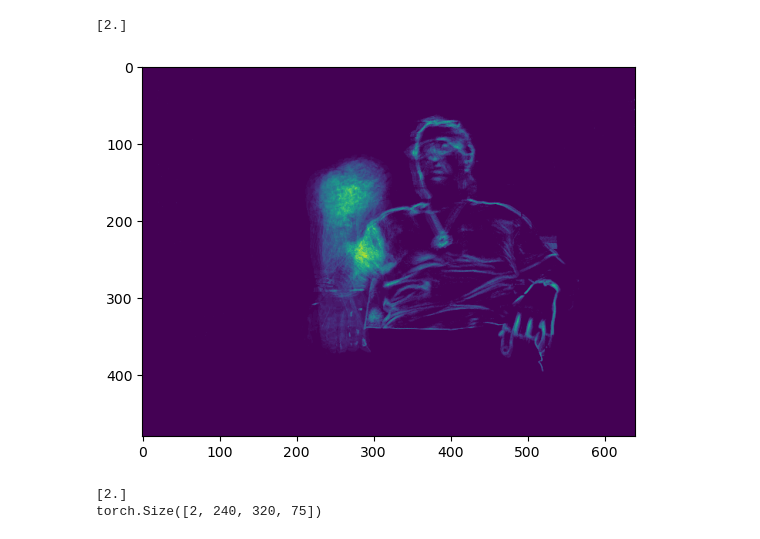
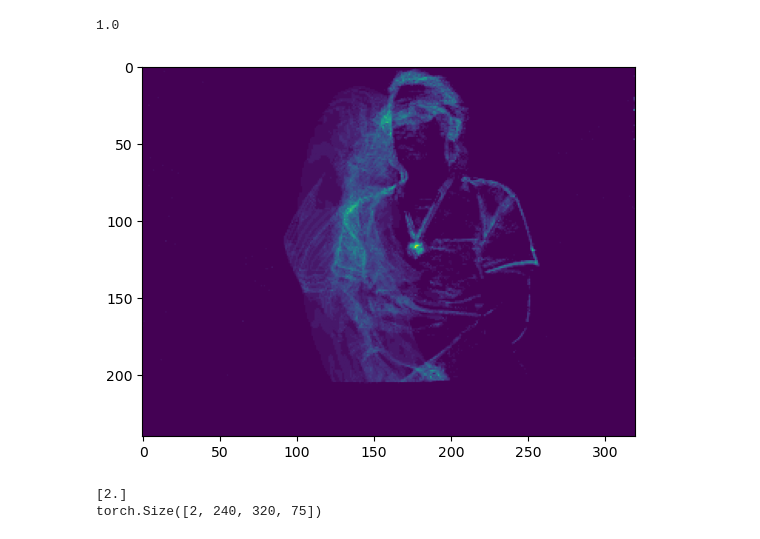
Before and after one commit to j-blake-s/DVS-Data-Collection, a Jupyter notebook: prep/view.ipynb, the cells around one changed output. Saved outputs shown, nothing was run; the diff lists cells and outputs as text; code cells hidden in the pictures.

```diff
--- a/prep/view.ipynb
+++ b/prep/view.ipynb
@@ -18,11 +10,11 @@ out = layer(temp)
 # %%
-idx=3
+idx=4
 plt.figure()
-plt.imshow(np.sum(trainX[idx,:,0,:,:], axis=0))
+plt.imshow(np.sum(trainX[idx,0,:,:,:], axis=-1))
 print(trainY[idx])
 # %% [output]
-[2.]
+1.0
-[figure, old version]
+[figure, new version]
 # %%
 idx=3
 plt.figure()
```
Also changed, not shown: parts of 1 cell of this notebook, 1 other file.
